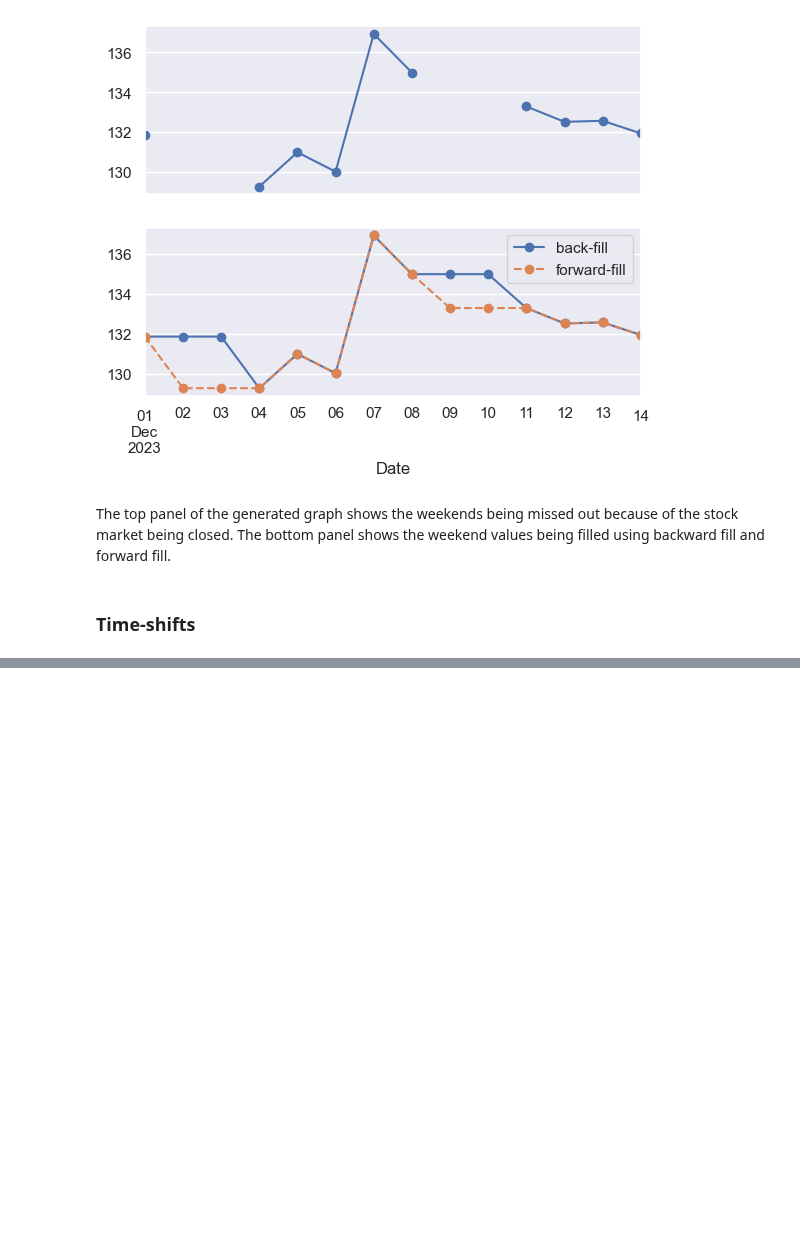
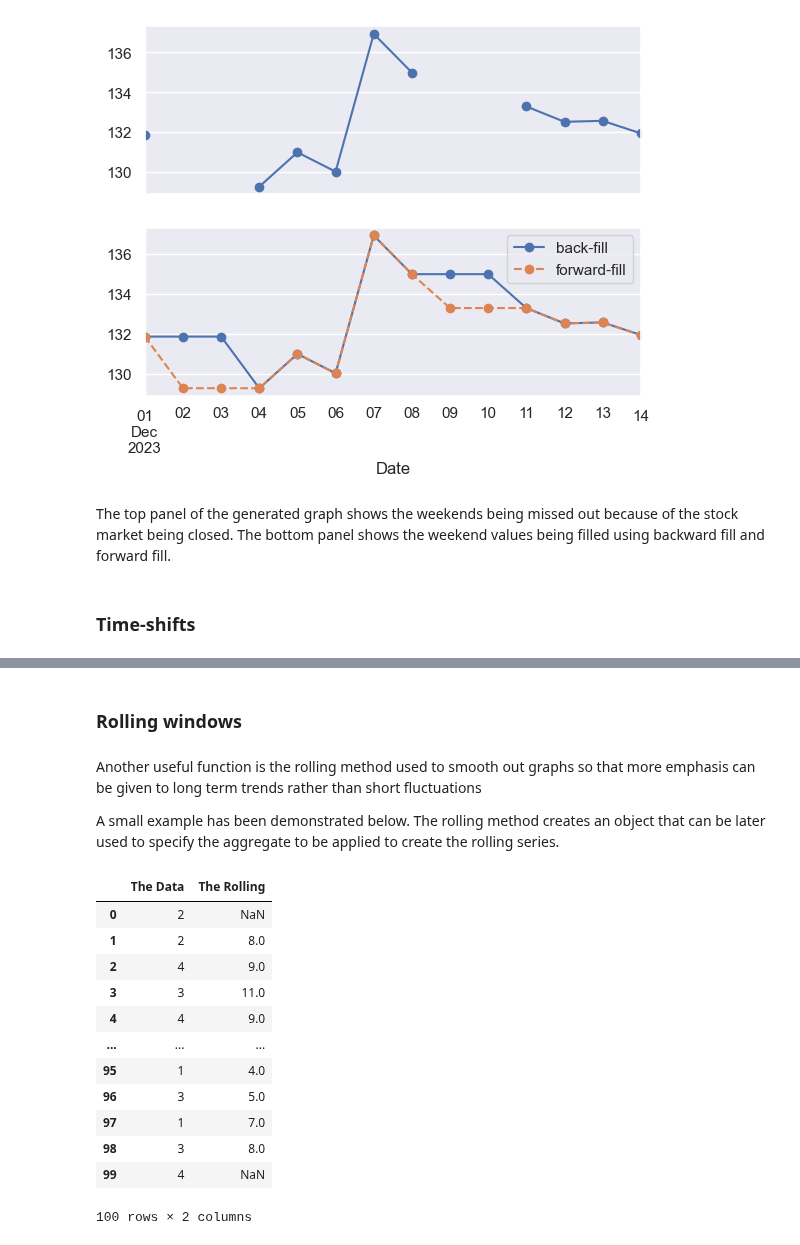
Before and after one commit to denis-james/Self-Learning, a Jupyter notebook: Pandas/11. Working with Time Series Data.ipynb, the cells around one changed output, grey strips where cells are left out. Cells and saved outputs as stored; diff of their text form; code cells hidden in the pictures; blank space fills up the shorter version.

```diff
--- a/Pandas/11. Working with Time Series Data.ipynb
+++ b/Pandas/11. Working with Time Series Data.ipynb
@@ -312,0 +344,24 @@ AttributeError: 'Series' object has no attribute 'tshift'
+# %% [markdown]
+### Rolling windows
+# %% [markdown]
+Another useful function is the rolling method used to smooth out graphs so that more emphasis can be given to long term trends rather than short fluctuations
+
+A small example has been demonstrated below. The rolling method creates an object that can be later used to specify the aggregate to be applied to create the rolling series.
+# %%
+s=pd.Series(np.random.randint(5,size=100))
+rolling=s.rolling(3,center=True)
+pd.DataFrame({'The Data':s,'The Rolling':rolling.sum()})
+# %% [output]
+|  | The Data | The Rolling |
+| 0 | 2 | NaN |
+| 1 | 2 | 8.0 |
+| 2 | 4 | 9.0 |
+| 3 | 3 | 11.0 |
+| 4 | 4 | 9.0 |
+| ... | ... | ... |
+| 95 | 1 | 4.0 |
+| 96 | 3 | 5.0 |
+| 97 | 1 | 7.0 |
+| 98 | 3 | 8.0 |
+| 99 | 4 | NaN |
+100 rows × 2 columns
```
Also changed, not shown: parts of 7 cells of this notebook.
